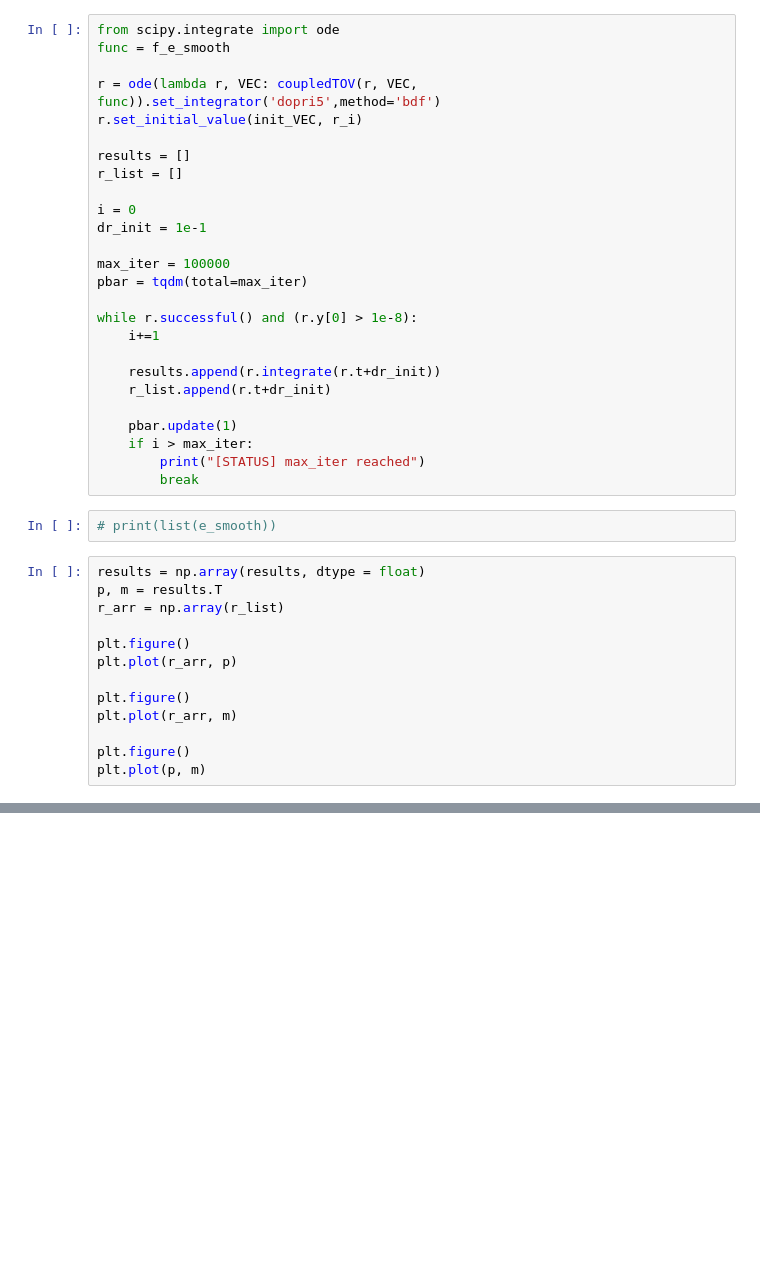
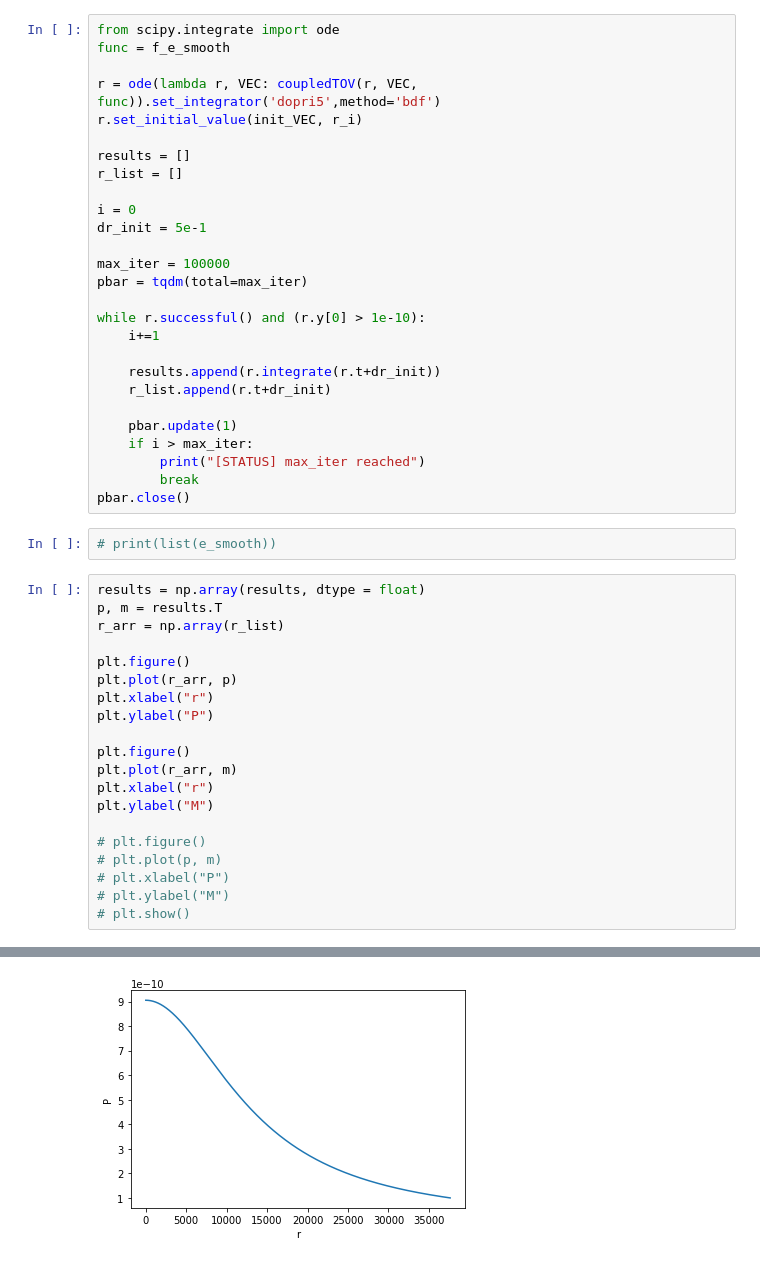
Before and after one commit to utkarsh7236/fmodes, a Jupyter notebook: Intro/CTA200 Final Project Assignment.ipynb, the cells around one changed output, grey strips where cells are left out. Saved outputs shown, nothing was run; the diff lists cells and outputs as text; blank space fills up the shorter version.

```diff
--- a/Intro/CTA200 Final Project Assignment.ipynb
+++ b/Intro/CTA200 Final Project Assignment.ipynb
@@ -405,12 +410,12 @@ results = []
 r_list = []
 
 i = 0
-dr_init = 1e-1
+dr_init = 5e-1
 
 max_iter = 100000
 pbar = tqdm(total=max_iter)
 
-while r.successful() and (r.y[0] > 1e-8):
+while r.successful() and (r.y[0] > 1e-10):
     i+=1
 
     results.append(r.integrate(r.t+dr_init))
@@ -420,6 +425,7 @@ while r.successful() and (r.y[0] > 1e-8):
     if i > max_iter:
         print("[STATUS] max_iter reached")
         break
+pbar.close()
 # %%
 # print(list(e_smooth))
 # %%
@@ -429,9 +435,17 @@ r_arr = np.array(r_list)
 
 plt.figure()
 plt.plot(r_arr, p)
+plt.xlabel("r")
+plt.ylabel("P")
 
 plt.figure()
 plt.plot(r_arr, m)
+plt.xlabel("r")
+plt.ylabel("M")
 
-plt.figure()
-plt.plot(p, m)
+# plt.figure()
+# plt.plot(p, m)
+# plt.xlabel("P")
+# plt.ylabel("M")
+# plt.show()
+# %% [output]
@@ -437,0 +453 @@ plt.plot(p, m)
+[figure, added]
```
Also changed, not shown: parts of 9 cells of this notebook.
